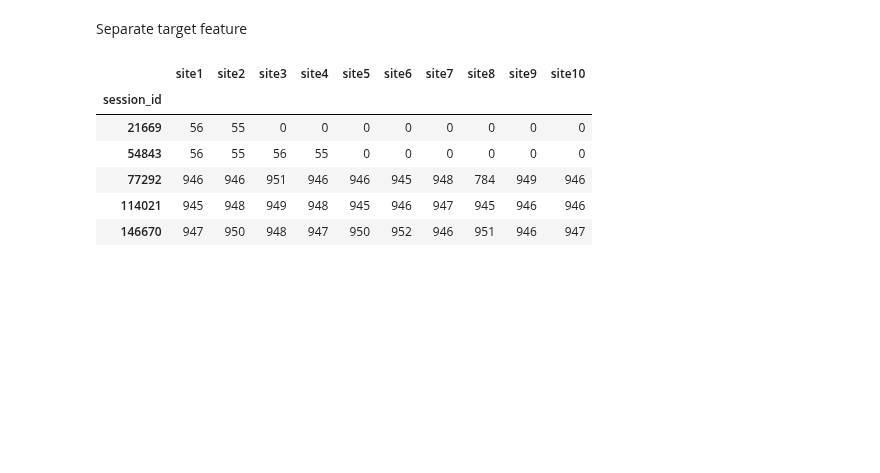
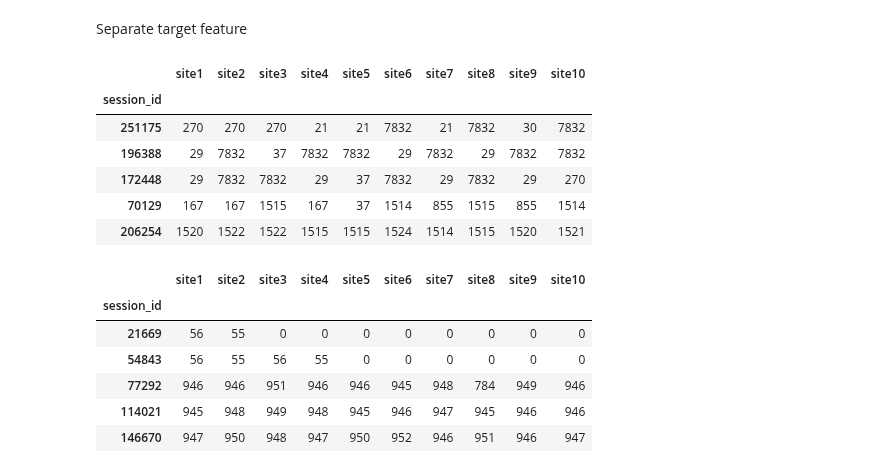
Before and after one commit to kcostya/mlcourse_open, a Jupyter notebook: jupyter_russian/homeworks/hw6_session3_part1_alice_beat_baseline.ipynb, the cells around one changed output. Cells and saved outputs as stored; diff of their text form; code cells hidden in the pictures; blank space fills up the shorter version.

Commit message:
fucking did it with alice hw6...

```diff
--- a/jupyter_russian/homeworks/hw6_session3_part1_alice_beat_baseline.ipynb
+++ b/jupyter_russian/homeworks/hw6_session3_part1_alice_beat_baseline.ipynb
@@ -108,12 +109,25 @@ Separate target feature
 # %%
 # наша целевая переменная
 y_train = train_df['target']
+
+alice_df = train_df[train_df['target']==1].drop('target', axis=1)
+alice_df = alice_df[['site1', 'site2', 'site3','site4','site5','site6','site7','site8','site9','site10']]
 
 # объединенная таблица исходных данных
 full_df = pd.concat([train_df.drop('target', axis=1), test_df])
 
 # индекс, по которому будем отделять обучающую выборку от тестовой
 idx_split = train_df.shape[0]
+# %%
+alice_df.head()
+# %% [output]
+|  | site1 | site2 | site3 | site4 | site5 | site6 | site7 | site8 | site9 | site10 |
+| session_id |  |  |  |  |  |  |  |  |  |  |
+| 251175 | 270 | 270 | 270 | 21 | 21 | 7832 | 21 | 7832 | 30 | 7832 |
+| 196388 | 29 | 7832 | 37 | 7832 | 7832 | 29 | 7832 | 29 | 7832 | 7832 |
+| 172448 | 29 | 7832 | 7832 | 29 | 37 | 7832 | 29 | 7832 | 29 | 270 |
+| 70129 | 167 | 167 | 1515 | 167 | 37 | 1514 | 855 | 1515 | 855 | 1514 |
+| 206254 | 1520 | 1522 | 1522 | 1515 | 1515 | 1524 | 1514 | 1515 | 1520 | 1521 |
 # %%
 # табличка с индексами посещенных сайтов в сессии
 full_sites = full_df[sites]
```
Also changed, not shown: parts of 32 cells of this notebook, 15 other files.
